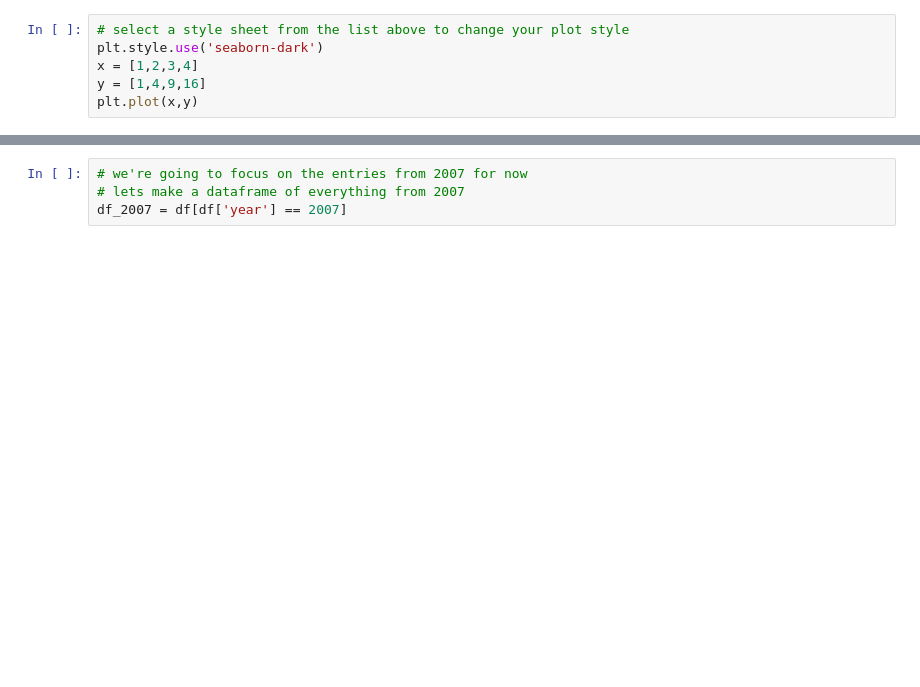
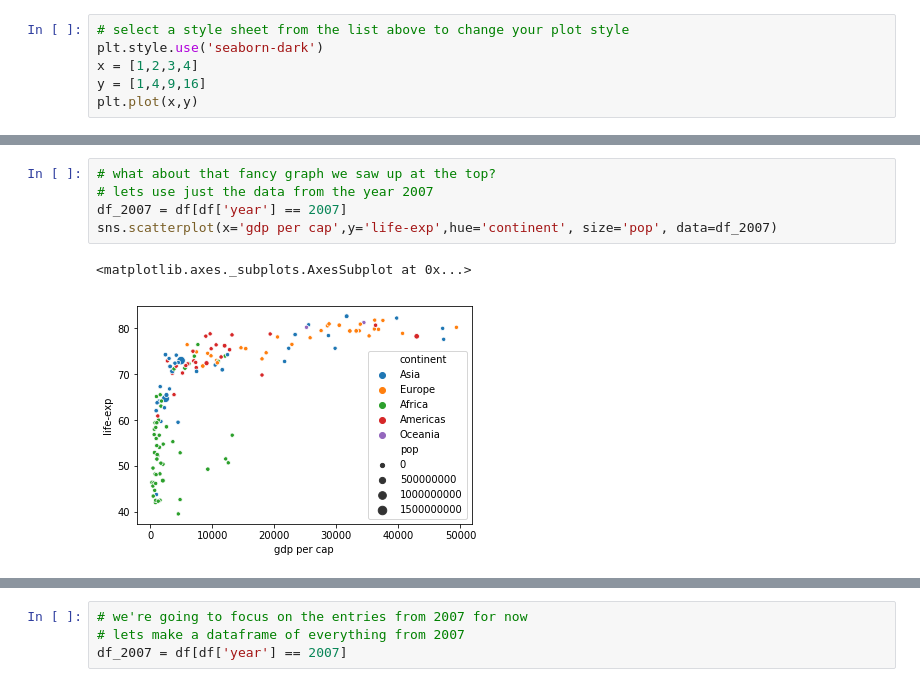
Before and after one commit to marskar/biof309_fall2018, a Jupyter notebook: 2019-11-15/Matplotlib-Data-Visualization_Complete_181115.ipynb, the cells around one changed output, grey strips where cells are left out. Saved outputs shown, nothing was run; the diff lists cells and outputs as text; blank space fills up the shorter version.

```diff
--- a/2019-11-15/Matplotlib-Data-Visualization_Complete_181115.ipynb
+++ b/2019-11-15/Matplotlib-Data-Visualization_Complete_181115.ipynb
@@ -224,0 +271,8 @@ df.sample(5)
+# %%
+# what about that fancy graph we saw up at the top?
+# lets use just the data from the year 2007
+df_2007 = df[df['year'] == 2007]
+sns.scatterplot(x='gdp per cap',y='life-exp',hue='continent', size='pop', data=df_2007)
+# %% [output]
+<matplotlib.axes._subplots.AxesSubplot at 0x...>
+[figure, added]
```
Also changed, not shown: parts of 31 cells of this notebook, 20 other files.
